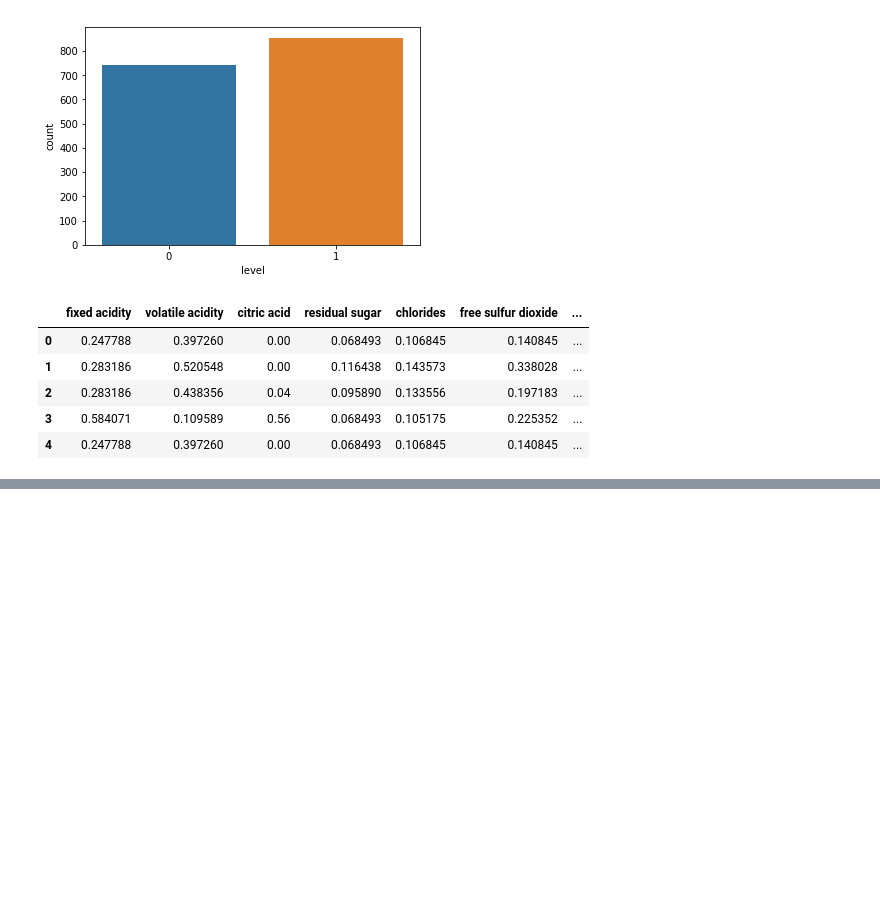
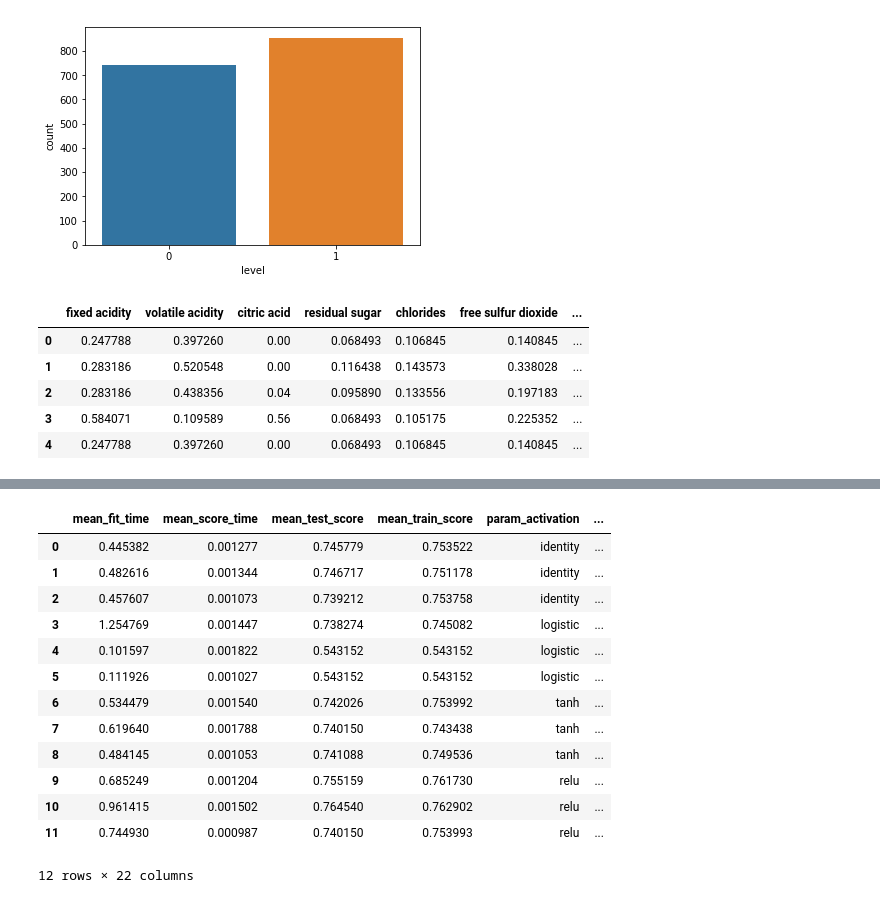
Before and after one commit to davidkorea/MEACHINE_LEARNING, a Jupyter notebook: 3_wine_quality/9_neural_network_MLP_cross_validation.ipynb, the cells around one changed output, grey strips where cells are left out. Cells and saved outputs as stored; diff of their text form; code cells hidden in the pictures; blank space fills up the shorter version.

Commit message:
clf.cv_results_ & ignore warnings

```diff
--- a/3_wine_quality/9_neural_network_MLP_cross_validation.ipynb
+++ b/3_wine_quality/9_neural_network_MLP_cross_validation.ipynb
@@ -92,11 +95,13 @@ model_dict = {
     'KNN':(KNeighborsClassifier(),{'n_neighbors':[3,5,10],'p':[1,2]})
 }
 # %%
+clf_list = []
 for model_name, (model, params) in model_dict.items():
     clf = GridSearchCV(estimator=model,param_grid=params,cv=5)
     clf.fit(X_train,y_train)
     best_model = clf.best_estimator_
     acc = best_model.score(X_test,y_test)
+    clf_list.append(clf)
     print('{} -> accuracy: {}'.format(model_name,acc))
     print(clf.best_params_)
     print()
@@ -175,0 +120,17 @@ SyntaxError: invalid syntax (<ipython-input-42-be3218cab21a>, line 1)
+# %%
+pd.DataFrame(clf_list[0].cv_results_)
+# %% [output]
+|  | mean_fit_time | mean_score_time | mean_test_score | mean_train_score | param_activation | ... |
+| 0 | 0.445382 | 0.001277 | 0.745779 | 0.753522 | identity | ... |
+| 1 | 0.482616 | 0.001344 | 0.746717 | 0.751178 | identity | ... |
+| 2 | 0.457607 | 0.001073 | 0.739212 | 0.753758 | identity | ... |
+| 3 | 1.254769 | 0.001447 | 0.738274 | 0.745082 | logistic | ... |
+| 4 | 0.101597 | 0.001822 | 0.543152 | 0.543152 | logistic | ... |
+| 5 | 0.111926 | 0.001027 | 0.543152 | 0.543152 | logistic | ... |
+| 6 | 0.534479 | 0.001540 | 0.742026 | 0.753992 | tanh | ... |
+| 7 | 0.619640 | 0.001788 | 0.740150 | 0.743438 | tanh | ... |
+| 8 | 0.484145 | 0.001053 | 0.741088 | 0.749536 | tanh | ... |
+| 9 | 0.685249 | 0.001204 | 0.755159 | 0.761730 | relu | ... |
+| 10 | 0.961415 | 0.001502 | 0.764540 | 0.762902 | relu | ... |
+| 11 | 0.744930 | 0.000987 | 0.740150 | 0.753993 | relu | ... |
+12 rows × 22 columns
```
Also changed, not shown: parts of 7 cells of this notebook.
